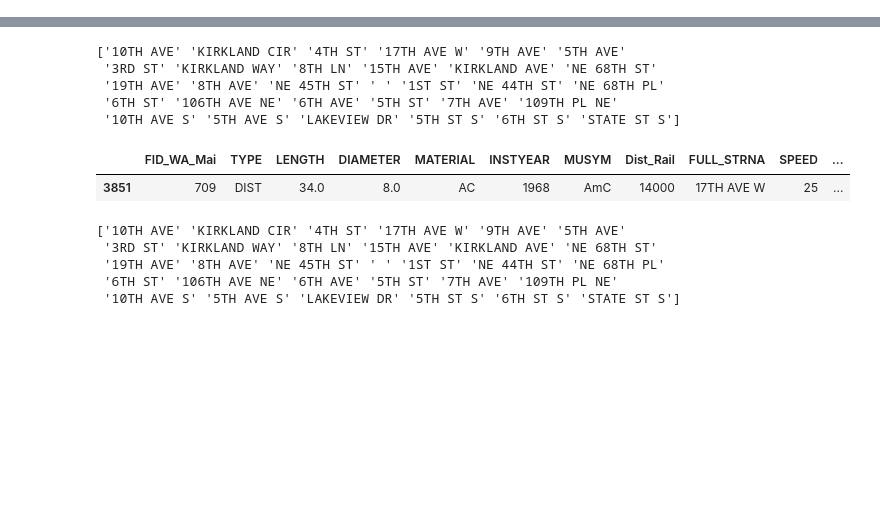
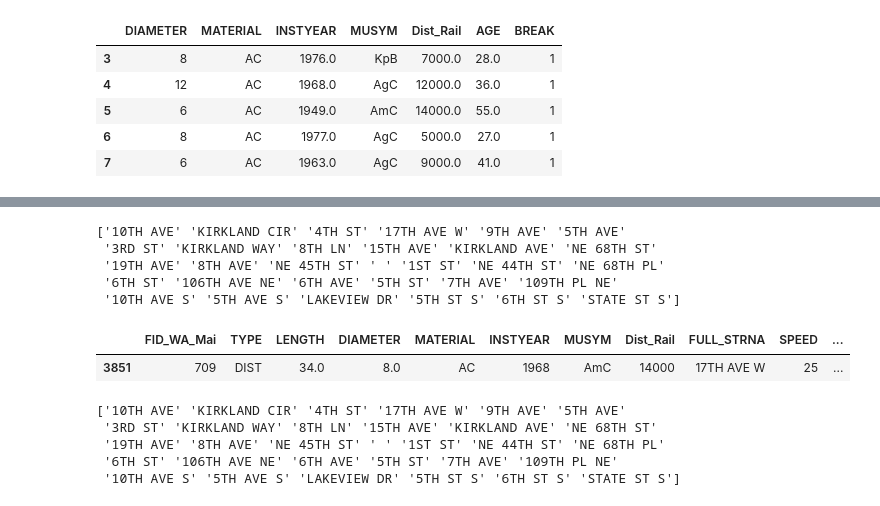
Before and after one commit to nlsschim/Water-Pipe-Project, a Jupyter notebook: first_notebook.ipynb, the cells around one changed output, grey strips where cells are left out. Cells and saved outputs as stored; diff of their text form; code cells hidden in the pictures; blank space fills up the shorter version.

```diff
--- a/first_notebook.ipynb
+++ b/first_notebook.ipynb
@@ -54,10 +55,19 @@ filt_breaks.head()
 # %%
-filt_breaks['Break_Year'].map(lambda x: int(x), na_action='ignore')
-#filt_breaks.dropna()
-filt_breaks = filt_breaks[filt_breaks['INSTYEAR'] != '1959, 1963']
-filt_breaks['INSTYEAR'] = filt_breaks['INSTYEAR'].map(lambda x: float(x), na_action='ignore')
-filt_breaks['AGE'] = filt_breaks['Break_Year'] - filt_breaks['INSTYEAR']
-filt_breaks = filt_breaks.dropna()
+filt_breaks['Break_Year'].map(lambda x: int(x), na_action='ignore') #Change break_year from string to int
+filt_breaks = filt_breaks[filt_breaks['INSTYEAR'] != '1959, 1963'] #Remove mislabeled data
+filt_breaks['INSTYEAR'] = filt_breaks['INSTYEAR'].map(lambda x: float(x), na_action='ignore') #Change INSTYEAR from string to float
+filt_breaks['AGE'] = filt_breaks['Break_Year'] - filt_breaks['INSTYEAR'] #Calculate new column for age
+filt_breaks = filt_breaks.dropna() #Drop NaN values
+filt_breaks['BREAK'] = 1 #Add new column for whether pipe broke or not
+filt_breaks = filt_breaks.drop("Break_Year", axis=1) #remove break_year column
+filt_breaks.head()
+# %% [output]
+|  | DIAMETER | MATERIAL | INSTYEAR | MUSYM | Dist_Rail | AGE | BREAK |
+| 3 | 8 | AC | 1976.0 | KpB | 7000.0 | 28.0 | 1 |
+| 4 | 12 | AC | 1968.0 | AgC | 12000.0 | 36.0 | 1 |
+| 5 | 6 | AC | 1949.0 | AmC | 14000.0 | 55.0 | 1 |
+| 6 | 8 | AC | 1977.0 | AgC | 5000.0 | 27.0 | 1 |
+| 7 | 6 | AC | 1963.0 | AgC | 9000.0 | 41.0 | 1 |
 # %%
 # GROUP PIPES BY THEIR UNIQUE ID - NEEDED BECAUSE OF HOW SLOPE BREAKS UP PIPES IN DIFFERENT SLOPE CLASSES
 def group_by_id(df):
```
Also changed, not shown: parts of 7 cells of this notebook, 3 other files.
